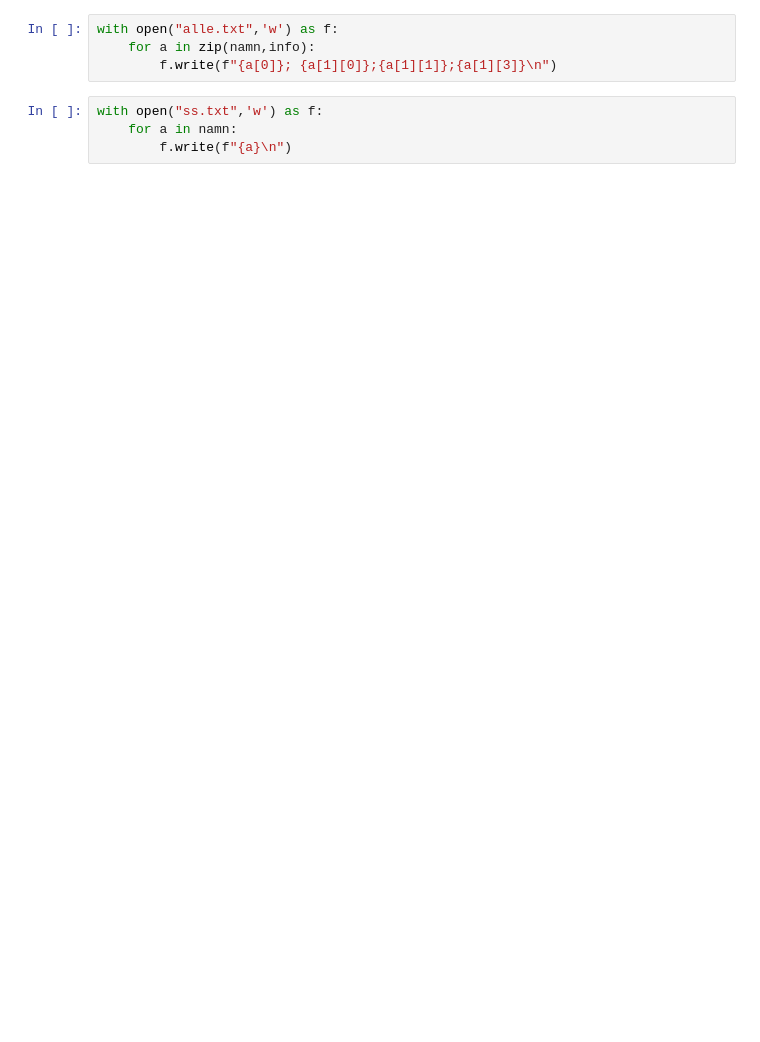
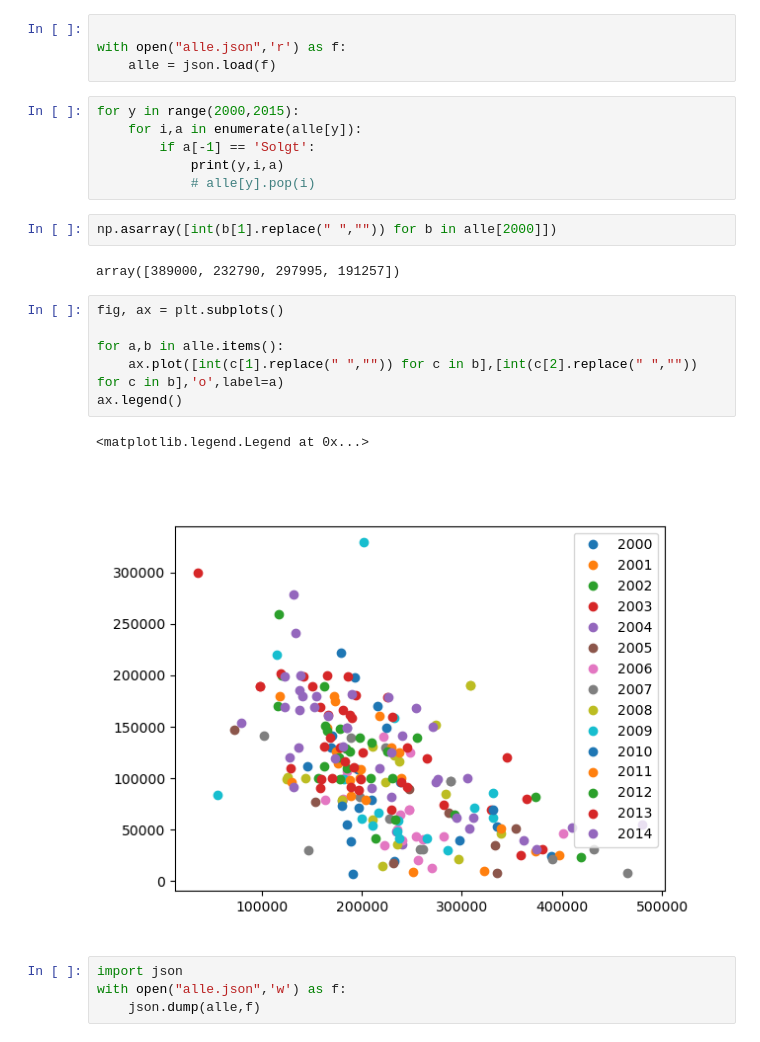
Before and after one commit to Havrevoll/finnparse, a Jupyter notebook: finnparse.ipynb, the cells around one changed output. Cells and saved outputs as stored; diff of their text form; blank space fills up the shorter version.

Commit message:
Meir, alle frå 2000 til 2015

```diff
--- a/finnparse.ipynb
+++ b/finnparse.ipynb
@@ -26,8 +29,27 @@ normalize('NFKD', soup.find("div", class_="mb-8 flex justify-between whitespace-
-# %%
-with open("alle.txt",'w') as f:
-    for a in zip(namn,info):
-        f.write(f"{a[0]}; {a[1][0]};{a[1][1]};{a[1][3]}\n")
-# %%
-with open("ss.txt",'w') as f:
-    for a in namn:
-        f.write(f"{a}\n")
+# %%
+
+with open("alle.json",'r') as f:
+    alle = json.load(f)
+# %%
+for y in range(2000,2015):
+    for i,a in enumerate(alle[y]):
+        if a[-1] == 'Solgt':
+            print(y,i,a)
+            # alle[y].pop(i)
+# %%
+np.asarray([int(b[1].replace(" ","")) for b in alle[2000]])
+# %% [output]
+array([389000, 232790, 297995, 191257])
+# %%
+fig, ax = plt.subplots()
+
+for a,b in alle.items():
+    ax.plot([int(c[1].replace(" ","")) for c in b],[int(c[2].replace(" ","")) for c in b],'o',label=a)
+ax.legend()
+# %% [output]
+<matplotlib.legend.Legend at 0x...>
+[figure, added]
+# %%
+import json
+with open("alle.json",'w') as f:
+    json.dump(alle,f)
```
Also changed, not shown: parts of 7 cells of this notebook, 1 other file.
